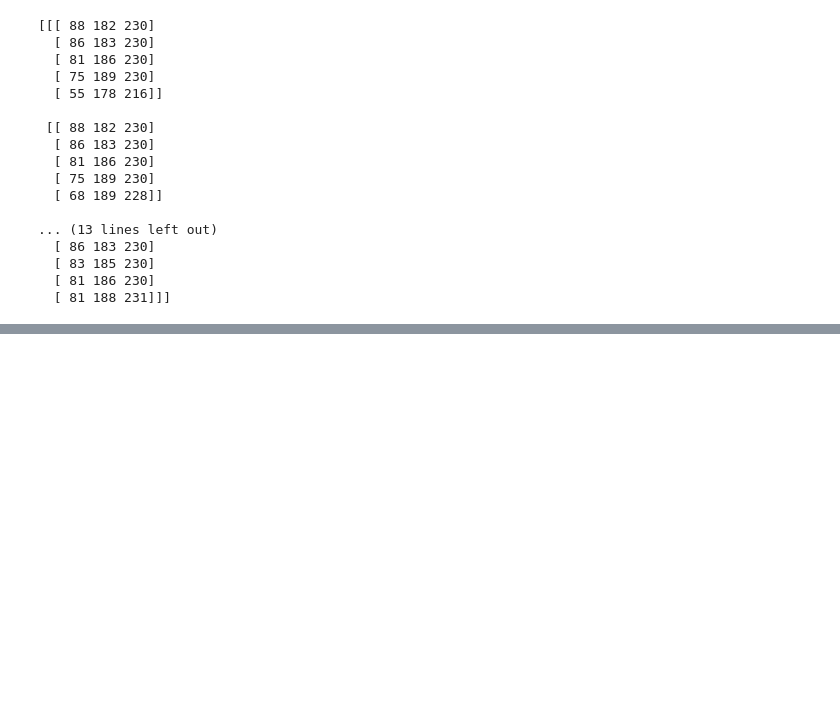
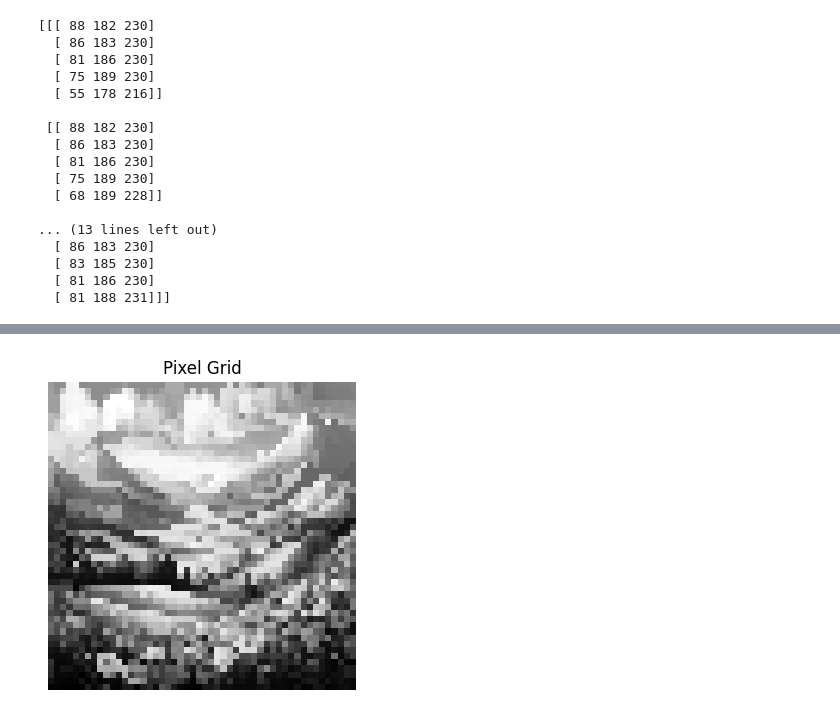
Before and after one commit to khushiyadav03/Computer-Vision, a Jupyter notebook: ComputerVisionLec1.ipynb, the cells around one changed output, grey strips where cells are left out. Saved outputs shown, nothing was run; the diff lists cells and outputs as text; code cells hidden in the pictures; blank space fills up the shorter version.

```diff
--- a/ComputerVisionLec1.ipynb
+++ b/ComputerVisionLec1.ipynb
@@ -38,0 +68,9 @@ print(img[0:5, 0:5])
+# %%
+plt.figure(figsize=(4, 4))
+plt.imshow(sampled, cmap="gray")
+plt.grid(True)
+plt.title("Pixel Grid")
+plt.axis("off")
+plt.show()
+# %% [output]
+[figure, added]
```
Also changed, not shown: parts of 3 cells of this notebook.
